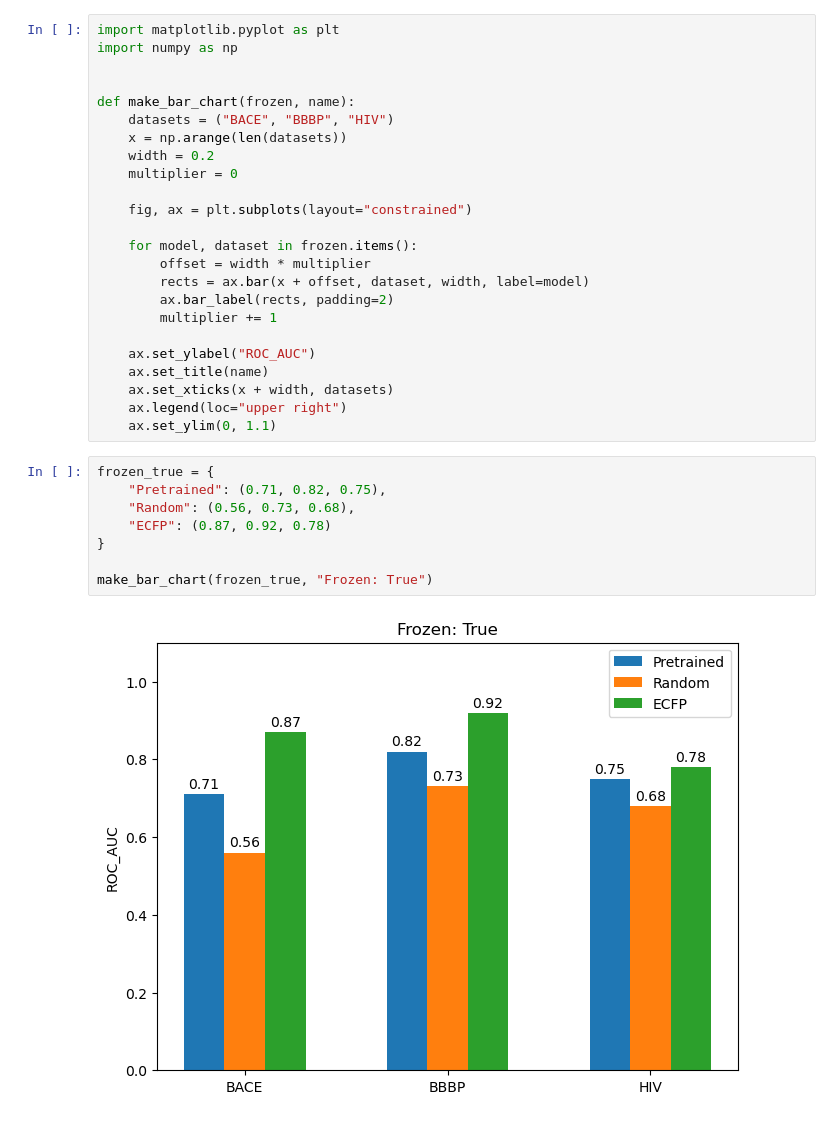
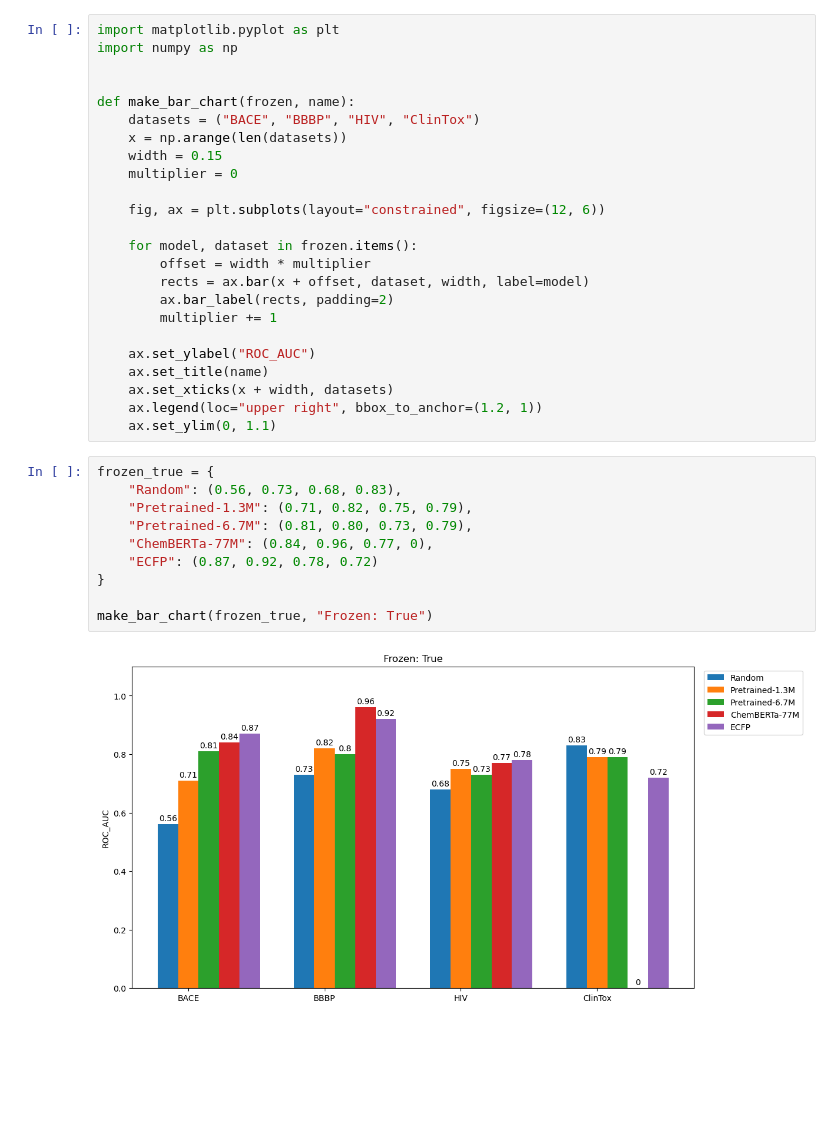
Before and after one commit to aehrlich1/BioRGM, a Jupyter notebook: notebooks/03_finetune_analysis.ipynb, the cells around one changed output. Saved outputs shown, nothing was run; the diff lists cells and outputs as text; blank space fills up the shorter version.

```diff
--- a/notebooks/03_finetune_analysis.ipynb
+++ b/notebooks/03_finetune_analysis.ipynb
@@ -4,12 +4,12 @@ import numpy as np
 
 
 def make_bar_chart(frozen, name):
-    datasets = ("BACE", "BBBP", "HIV")
+    datasets = ("BACE", "BBBP", "HIV", "ClinTox")
     x = np.arange(len(datasets))
-    width = 0.2
+    width = 0.15
     multiplier = 0
 
-    fig, ax = plt.subplots(layout="constrained")
+    fig, ax = plt.subplots(layout="constrained", figsize=(12, 6))
 
     for model, dataset in frozen.items():
         offset = width * multiplier
@@ -20,17 +20,19 @@ def make_bar_chart(frozen, name):
     ax.set_ylabel("ROC_AUC")
     ax.set_title(name)
     ax.set_xticks(x + width, datasets)
-    ax.legend(loc="upper right")
+    ax.legend(loc="upper right", bbox_to_anchor=(1.2, 1))
     ax.set_ylim(0, 1.1)
 # %%
 frozen_true = {
-    "Pretrained": (0.71, 0.82, 0.75),
-    "Random": (0.56, 0.73, 0.68),
-    "ECFP": (0.87, 0.92, 0.78)
+    "Random": (0.56, 0.73, 0.68, 0.83),
+    "Pretrained-1.3M": (0.71, 0.82, 0.75, 0.79),
+    "Pretrained-6.7M": (0.81, 0.80, 0.73, 0.79),
+    "ChemBERTa-77M": (0.84, 0.96, 0.77, 0),
+    "ECFP": (0.87, 0.92, 0.78, 0.72)
 }
 
 make_bar_chart(frozen_true, "Frozen: True")
 # %% [output]
-[figure, old version]
+[figure, new version]
 # %%
 frozen_false = {
```
Also changed, not shown: parts of 1 cell of this notebook.
